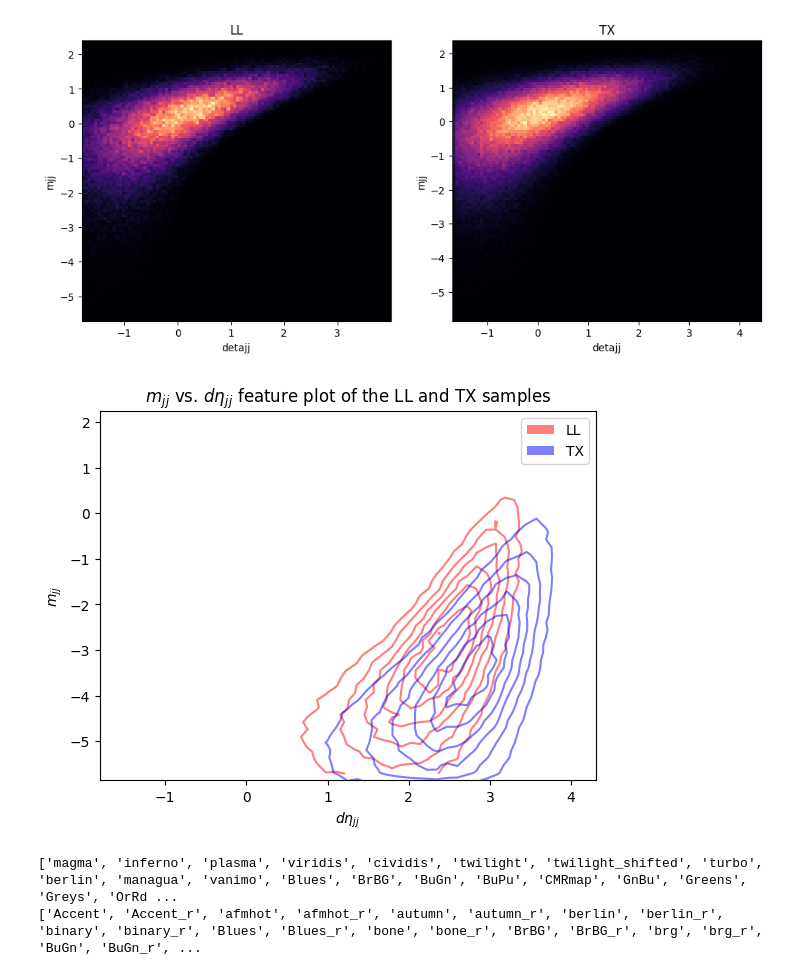
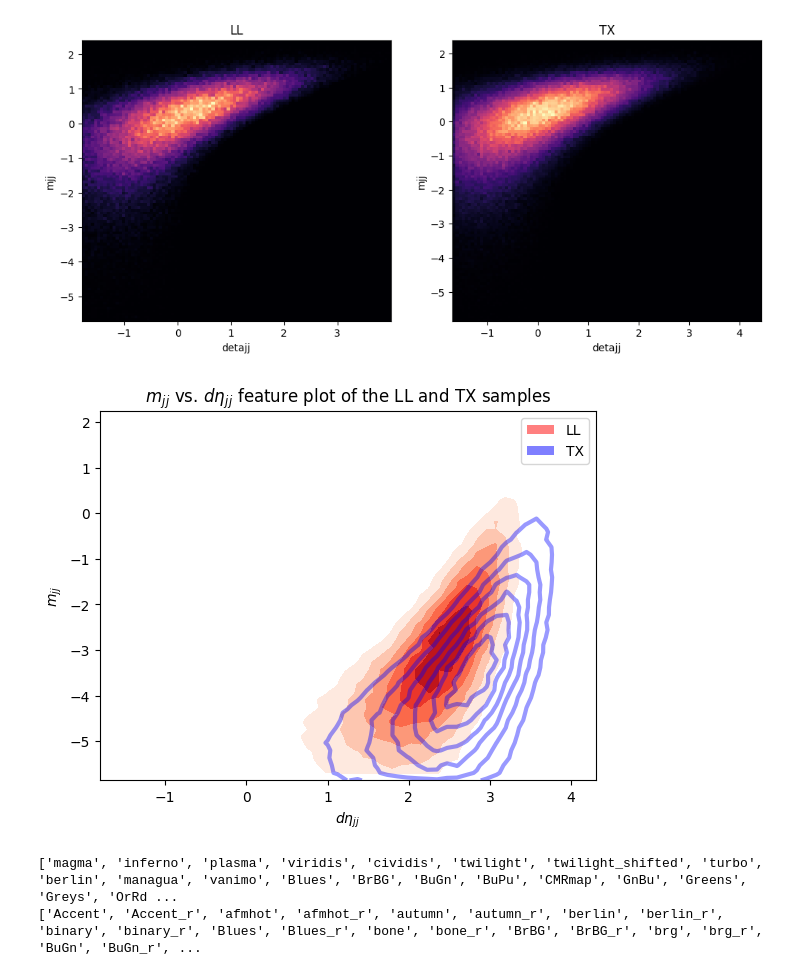
Before and after one commit to marcortinovis/MLforPolarizedVBS, a Jupyter notebook: feats_visual/correlation.ipynb, the cells around one changed output. Saved outputs shown, nothing was run; the diff lists cells and outputs as text; code cells hidden in the pictures.

```diff
--- a/feats_visual/correlation.ipynb
+++ b/feats_visual/correlation.ipynb
@@ -15,10 +15,10 @@ features = ['lepPt1', 'lepPt2', 'lepEta1', 'lepEta2', 'lepPhi1', 'lepPhi2', 'vbs
             'vbsjetEta1', 'vbsjetEta2', 'vbsjetPhi1', 'vbsjetPhi2', 'vbsjetM1', 'vbsjetM2', 'nvbsjetPt1',
             'nvbsjetPt2', 'nvbsjetEta1', 'nvbsjetEta2', 'nvbsjetPhi1', 'nvbsjetPhi2', 'nvbsjetM1', 'nvbsjetM2',
             'mjj', 'detajj', 'ptMET', 'phiMET', 'ptv1', 'ptv2', 'etav1', 'etav2', 'phiv1', 'phiv2',
-            'costheta_1', 'costheta_2', 'cos_cs', 'cos_th_1', 'cos_th_2', 'r_pt', 'flag']
+            'costheta_1', 'costheta_2', 'cos_cs', 'cos_th_1', 'cos_th_2', 'r_pt']
 
 # df
-data_df = pd.DataFrame(dict(zip(features, chunk_data.T)))
+data_df = pd.DataFrame(dict(zip(features, chunk_data.T[:-1])))
 data_df
 # %% [output]
 |  | lepPt1 | lepPt2 | lepEta1 | lepEta2 | lepPhi1 | lepPhi2 | vbsjetPt1 | vbsjetPt2 | vbsjetEta1 | vbsjetEta2 | ... |
@@ -120,25 +120,26 @@ plt.show()
 # %%
 H_ll, xedges, yedges = np.histogram2d(ll_df['detajj'], ll_df['mjj'], bins=50)
 X_ll, Y_ll = np.meshgrid(xedges[:-1], yedges[:-1])
 lvls_ll = plt.contour(X_ll.T, Y_ll.T, H_ll.T, colors='red', alpha=0.5).levels[1:]
 H_tx, xedges, yedges = np.histogram2d(tx_df['detajj'], tx_df['mjj'], bins=50)
 X_tx, Y_tx = np.meshgrid(xedges[:-1], yedges[:-1])
 lvls_tx = plt.contour(X_tx.T, Y_tx.T, H_tx.T, colors='blue', alpha=0.5).levels[1:]
 plt.cla()
-plt.contour(X_ll.T, Y_ll.T, H_ll.T, colors='red', alpha=0.5, levels=lvls_ll)
-plt.contour(X_tx.T, Y_tx.T, H_tx.T, colors='blue', alpha=0.5, levels=lvls_tx)
+plt.contourf(X_ll.T, Y_ll.T, H_ll.T, cmap='Reds', linewidths=3., levels=lvls_ll)
+plt.contour(X_tx.T, Y_tx.T, H_tx.T, colors='blue', alpha=0.4, linewidths=3., levels=lvls_tx)
+
 
 plt.xlabel(f'$d\eta_j$$_j$')
 plt.ylabel(f'$m_j$$_j$')
 plt.title(f'$m_j$$_j$ vs. $d\eta_j$$_j$ feature plot of the LL and TX samples')
 
 proxy1 = Patch(facecolor='red', alpha=0.5, label='LL')
 proxy2 = Patch(facecolor='blue', alpha=0.5, label='TX')
 plt.legend(handles=[proxy1, proxy2], loc='upper right')
 
 plt.show()
 # %% [output]
-[figure, old version]
+[figure, new version]
 # %%
 import matplotlib.pyplot as plt
 print(plt.colormaps())  # Unsorted list of all registered colormap names
```
Also changed, not shown: parts of 10 cells of this notebook, 4 other files.
